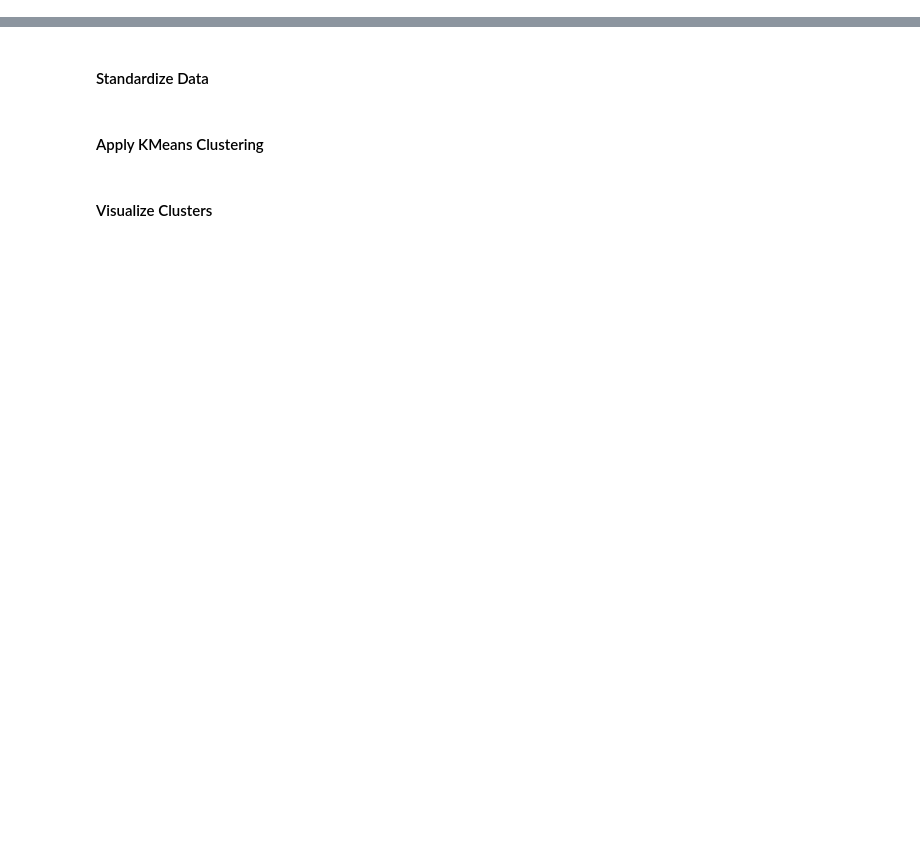
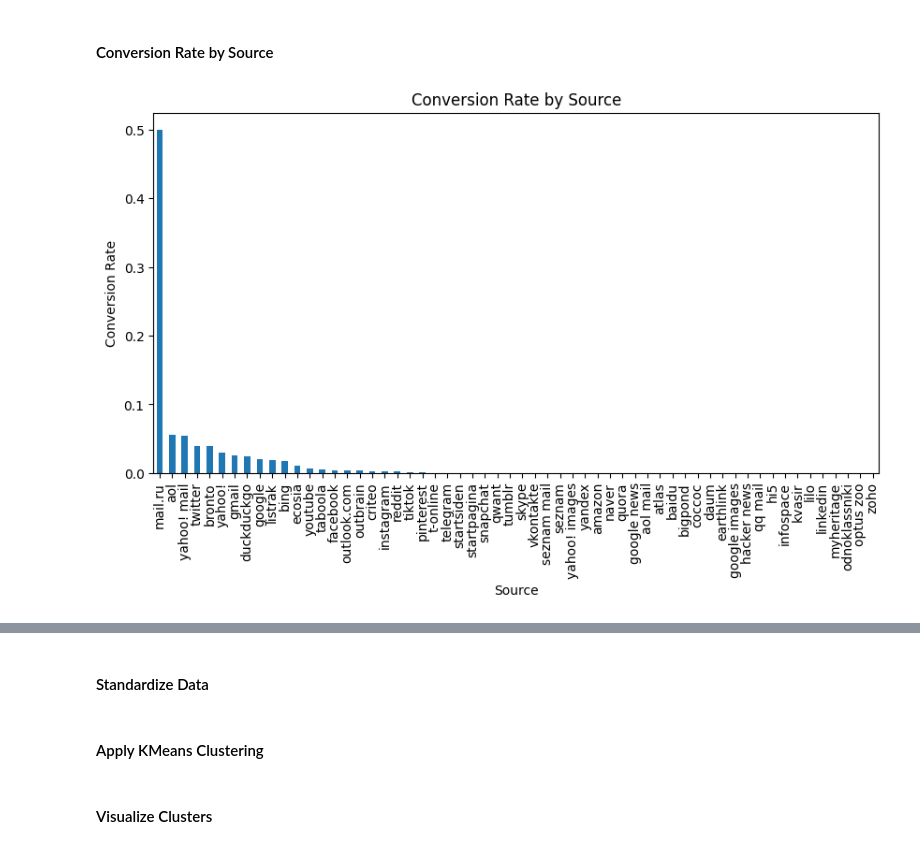
Before and after one commit to NITRR-Vivek/ai-media-ecommerce-investment-plan, a Jupyter notebook: code1.ipynb, the cells around one changed output, grey strips where cells are left out. Drawn from its saved outputs; the diff is of its cells as text; code cells hidden in the pictures; blank space fills up the shorter version.

```diff
--- a/code1.ipynb
+++ b/code1.ipynb
@@ -60,0 +135,9 @@ website_landings_df['Is Converted'] = website_landings_df['Is Converted'].astype
+# %% [markdown]
+#### Conversion Rate by Source
+# %%
+conversion_rate_by_source = website_landings_df.groupby('Source')['Is Converted'].mean().sort_values(ascending=False)
+conversion_rate_by_source.plot(kind='bar', figsize=(10, 5), title='Conversion Rate by Source')
+plt.ylabel('Conversion Rate')
+plt.show()
+# %% [output]
+[figure, added]
```
Also changed, not shown: parts of 53 cells of this notebook.
